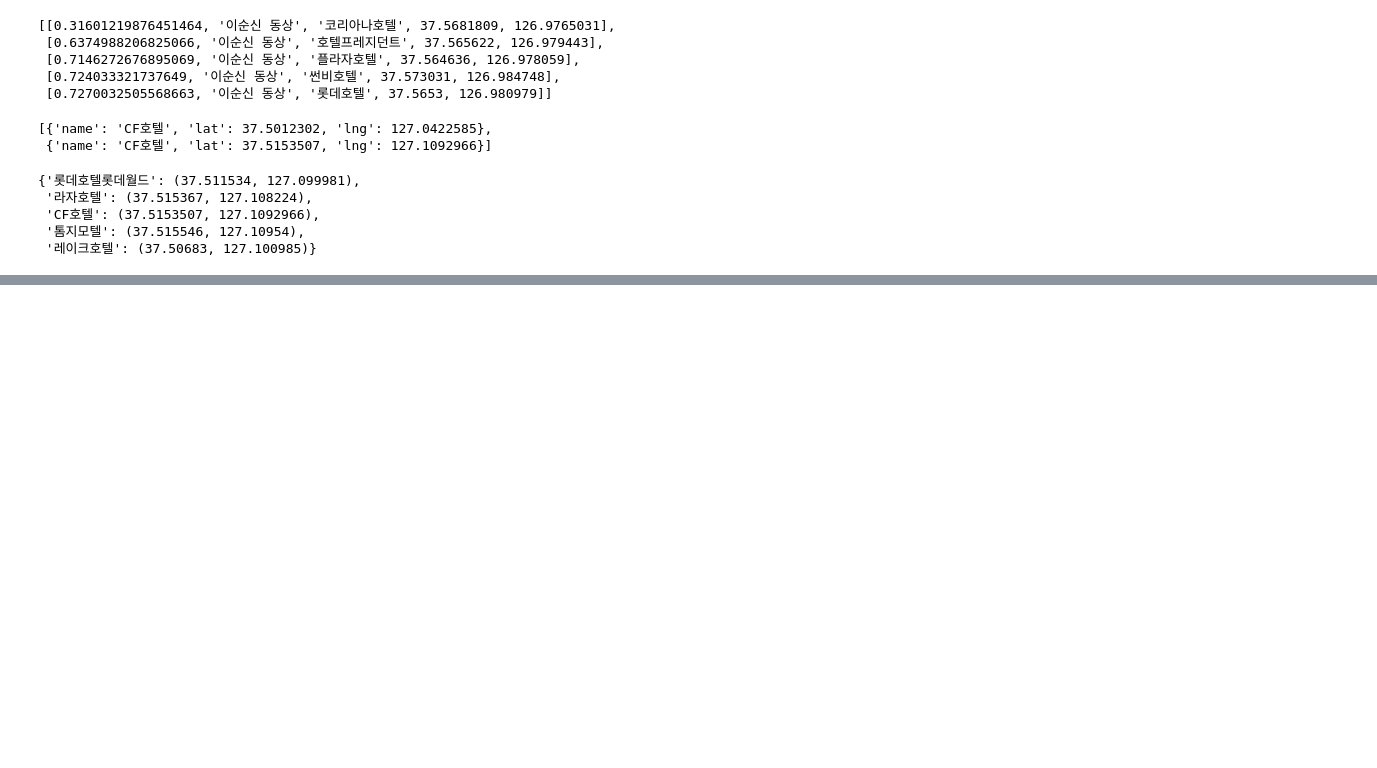
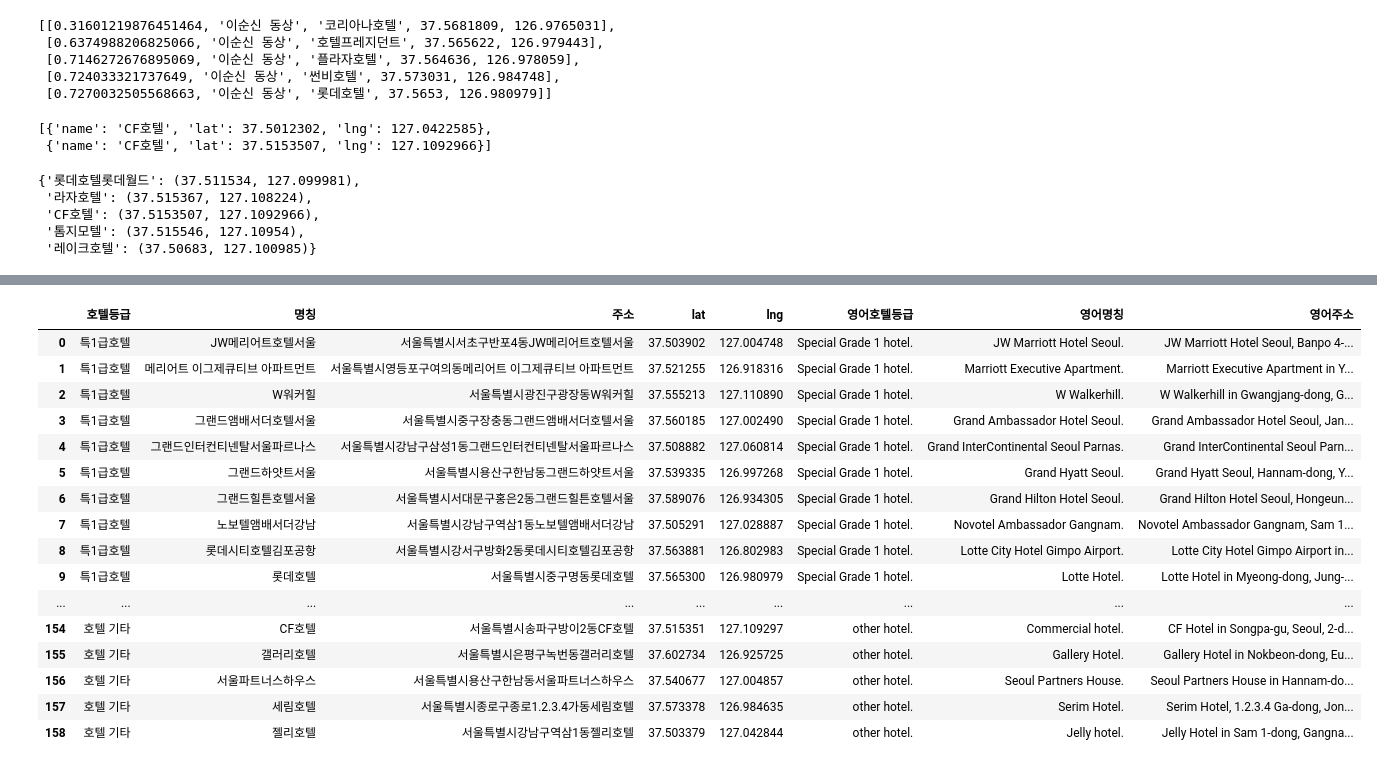
Before and after one commit to dwookangaroo/bigdata-final, a Jupyter notebook: translation.ipynb, the cells around one changed output, grey strips where cells are left out. Cells and saved outputs as stored; diff of their text form; code cells hidden in the pictures; blank space fills up the shorter version.

```diff
--- a/translation.ipynb
+++ b/translation.ipynb
@@ -454,0 +399,17 @@ new_dict
+# %%
+rating_list = list(hotel_df['호텔등급'])
+english_list = []
+for data in rating_list:
+    if data=='특1급호텔':
+        english_list.append('Special Grade 1 hotel.')
+    elif data=='특2급호텔':
+        english_list.append('Special Grade 2 hotel.')
+    elif data=='1급호텔':
+        english_list.append('Grade 1 hotel')
+    elif data=='2급호텔':
+        english_list.append('Grade 2 hotel.')
+    elif data=='일반호텔':
+        english_list.append('normal hotel.')
+    elif data=='호텔 기타':
+        english_list.append('other hotel.')
+english_list
@@ -454,0 +434,3 @@ new_dict
+# %%
+hotel_df['영어호텔등급']=english_list
+hotel_df
@@ -454,0 +455,16 @@ new_dict
+# %%
+# 번역기로 돌린 결과값을 하나씩 가져온다.
+english_list = []
+driver = webdriver.Chrome('chrome_driver/chromedriver.exe') # 여기에 크롬드라이브 다운로드 받은 경로를 입력한다.
+driver.get("https://papago.naver.com/")
+driver.implicitly_wait(3)
+
+for data in tqdm(hotel_df['명칭']):
+    elem = driver.find_element_by_id("txtSource")
+    elem.clear()
+    elem.send_keys(data)
+
+    time.sleep(3)
+
+    result = driver.find_element_by_id("txtTarget")
+    english_list.append(result.text)
@@ -454,0 +491,3 @@ new_dict
+# %%
+hotel_df['영어명칭']=english_list
+hotel_df
@@ -454,0 +741,20 @@ new_dict
+# %%
+hotel_df
+# %% [output]
+|  | 호텔등급 | 명칭 | 주소 | lat | lng | 영어호텔등급 | 영어명칭 | 영어주소 |
+| 0 | 특1급호텔 | JW메리어트호텔서울 | 서울특별시서초구반포4동JW메리어트호텔서울 | 37.503902 | 127.004748 | Special Grade 1 hotel. | JW Marriott Hotel Seoul. | JW Marriott Hotel Seoul, Banpo 4-... |
+| 1 | 특1급호텔 | 메리어트 이그제큐티브 아파트먼트 | 서울특별시영등포구여의동메리어트 이그제큐티브 아파트먼트 | 37.521255 | 126.918316 | Special Grade 1 hotel. | Marriott Executive Apartment. | Marriott Executive Apartment in Y... |
+| 2 | 특1급호텔 | W워커힐 | 서울특별시광진구광장동W워커힐 | 37.555213 | 127.110890 | Special Grade 1 hotel. | W Walkerhill. | W Walkerhill in Gwangjang-dong, G... |
+| 3 | 특1급호텔 | 그랜드앰배서더호텔서울 | 서울특별시중구장충동그랜드앰배서더호텔서울 | 37.560185 | 127.002490 | Special Grade 1 hotel. | Grand Ambassador Hotel Seoul. | Grand Ambassador Hotel Seoul, Jan... |
+| 4 | 특1급호텔 | 그랜드인터컨티넨탈서울파르나스 | 서울특별시강남구삼성1동그랜드인터컨티넨탈서울파르나스 | 37.508882 | 127.060814 | Special Grade 1 hotel. | Grand InterContinental Seoul Parnas. | Grand InterContinental Seoul Parn... |
+| 5 | 특1급호텔 | 그랜드하얏트서울 | 서울특별시용산구한남동그랜드하얏트서울 | 37.539335 | 126.997268 | Special Grade 1 hotel. | Grand Hyatt Seoul. | Grand Hyatt Seoul, Hannam-dong, Y... |
+| 6 | 특1급호텔 | 그랜드힐튼호텔서울 | 서울특별시서대문구홍은2동그랜드힐튼호텔서울 | 37.589076 | 126.934305 | Special Grade 1 hotel. | Grand Hilton Hotel Seoul. | Grand Hilton Hotel Seoul, Hongeun... |
+| 7 | 특1급호텔 | 노보텔앰배서더강남 | 서울특별시강남구역삼1동노보텔앰배서더강남 | 37.505291 | 127.028887 | Special Grade 1 hotel. | Novotel Ambassador Gangnam. | Novotel Ambassador Gangnam, Sam 1... |
+| 8 | 특1급호텔 | 롯데시티호텔김포공항 | 서울특별시강서구방화2동롯데시티호텔김포공항 | 37.563881 | 126.802983 | Special Grade 1 hotel. | Lotte City Hotel Gimpo Airport. | Lotte City Hotel Gimpo Airport in... |
+| 9 | 특1급호텔 | 롯데호텔 | 서울특별시중구명동롯데호텔 | 37.565300 | 126.980979 | Special Grade 1 hotel. | Lotte Hotel. | Lotte Hotel in Myeong-dong, Jung-... |
+| ... | ... | ... | ... | ... | ... | ... | ... | ... |
+| 154 | 호텔 기타 | CF호텔 | 서울특별시송파구방이2동CF호텔 | 37.515351 | 127.109297 | other hotel. | Commercial hotel. | CF Hotel in Songpa-gu, Seoul, 2-d... |
+| 155 | 호텔 기타 | 갤러리호텔 | 서울특별시은평구녹번동갤러리호텔 | 37.602734 | 126.925725 | other hotel. | Gallery Hotel. | Gallery Hotel in Nokbeon-dong, Eu... |
+| 156 | 호텔 기타 | 서울파트너스하우스 | 서울특별시용산구한남동서울파트너스하우스 | 37.540677 | 127.004857 | other hotel. | Seoul Partners House. | Seoul Partners House in Hannam-do... |
+| 157 | 호텔 기타 | 세림호텔 | 서울특별시종로구종로1.2.3.4가동세림호텔 | 37.573378 | 126.984635 | other hotel. | Serim Hotel. | Serim Hotel, 1.2.3.4 Ga-dong, Jon... |
+| 158 | 호텔 기타 | 젤리호텔 | 서울특별시강남구역삼1동젤리호텔 | 37.503379 | 127.042844 | other hotel. | Jelly hotel. | Jelly Hotel in Sam 1-dong, Gangna... |
```
Also changed, not shown: parts of 42 cells of this notebook, 1 other file.
